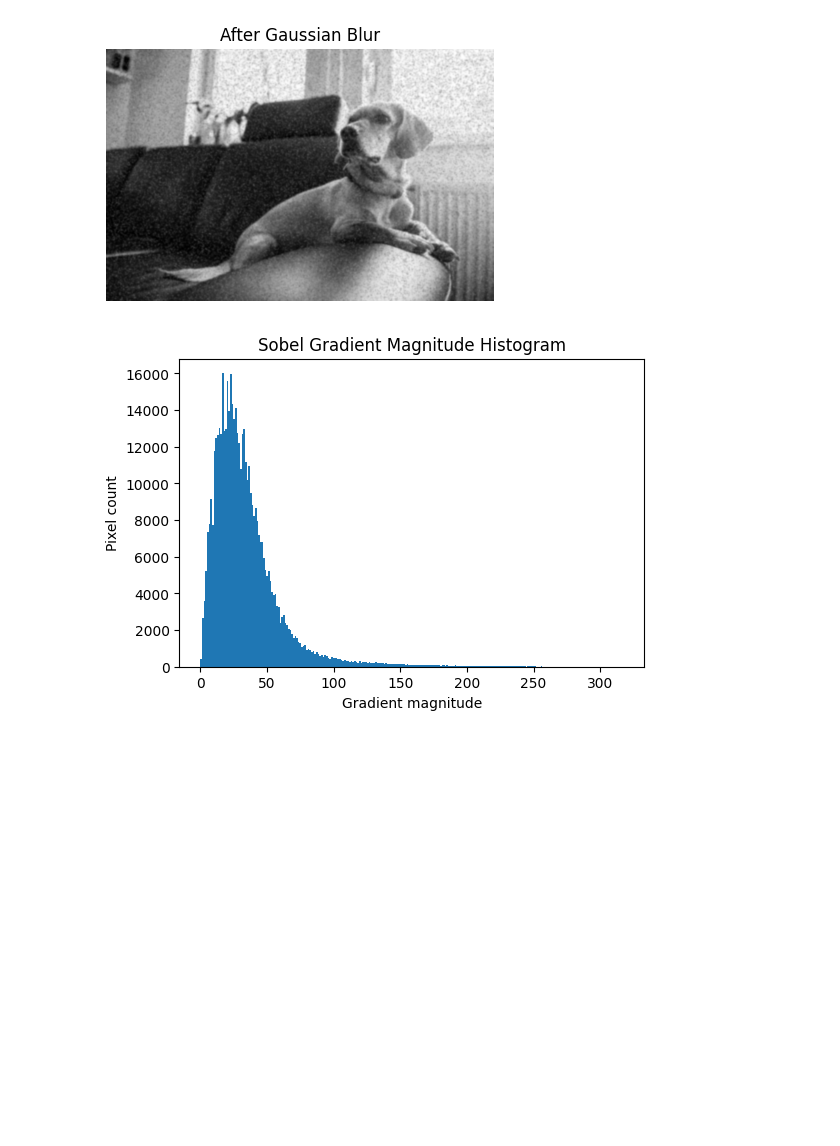
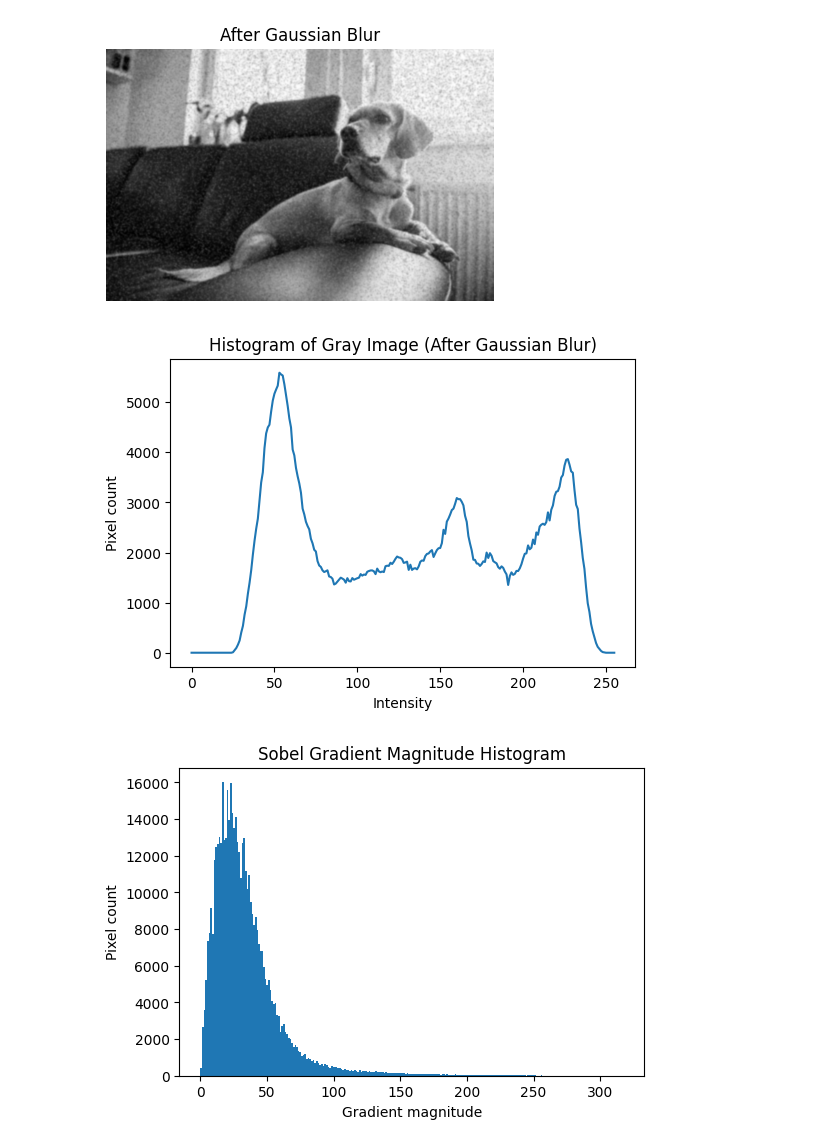
Before and after one commit to trieuhoang1212/Labs_ComputerVision, a Jupyter notebook: Lab3/Chuong2/Cau3/srs/noisy_cau3.ipynb, the cells around one changed output. Saved outputs shown, nothing was run; the diff lists cells and outputs as text; code cells hidden in the pictures; blank space fills up the shorter version.

```diff
--- a/Lab3/Chuong2/Cau3/srs/noisy_cau3.ipynb
+++ b/Lab3/Chuong2/Cau3/srs/noisy_cau3.ipynb
@@ -26,13 +26,25 @@ plt.show()
 [figure]
 # %%
 #làm mờ để giảm nhiễu
-kernel_size = (9, 9)
-sigma = 1.4   # chuẩn Canny
+kernel = (9, 9)
+sigma = 1.4
 
-blur = cv2.GaussianBlur(gray, kernel_size, sigma)
+blur = cv2.GaussianBlur(gray, kernel, sigma)
 show("After Gaussian Blur", blur)
 # %% [output]
 [figure]
+# %%
+#histogram sau khi giảm nhiễu
+hist_blur = cv2.calcHist([blur], [0], None, [256], [0, 256])
+
+plt.figure(figsize=(6,4))
+plt.plot(hist_blur)
+plt.title("Histogram of Gray Image (After Gaussian Blur)")
+plt.xlabel("Intensity")
+plt.ylabel("Pixel count")
+plt.show()
+# %% [output]
+[figure, added]
 # %%
 sobelx = cv2.Sobel(blur, cv2.CV_64F, 1, 0, ksize=3)
 sobely = cv2.Sobel(blur, cv2.CV_64F, 0, 1, ksize=3)
```
Also changed, not shown: parts of 1 cell of this notebook, 2 other files.
